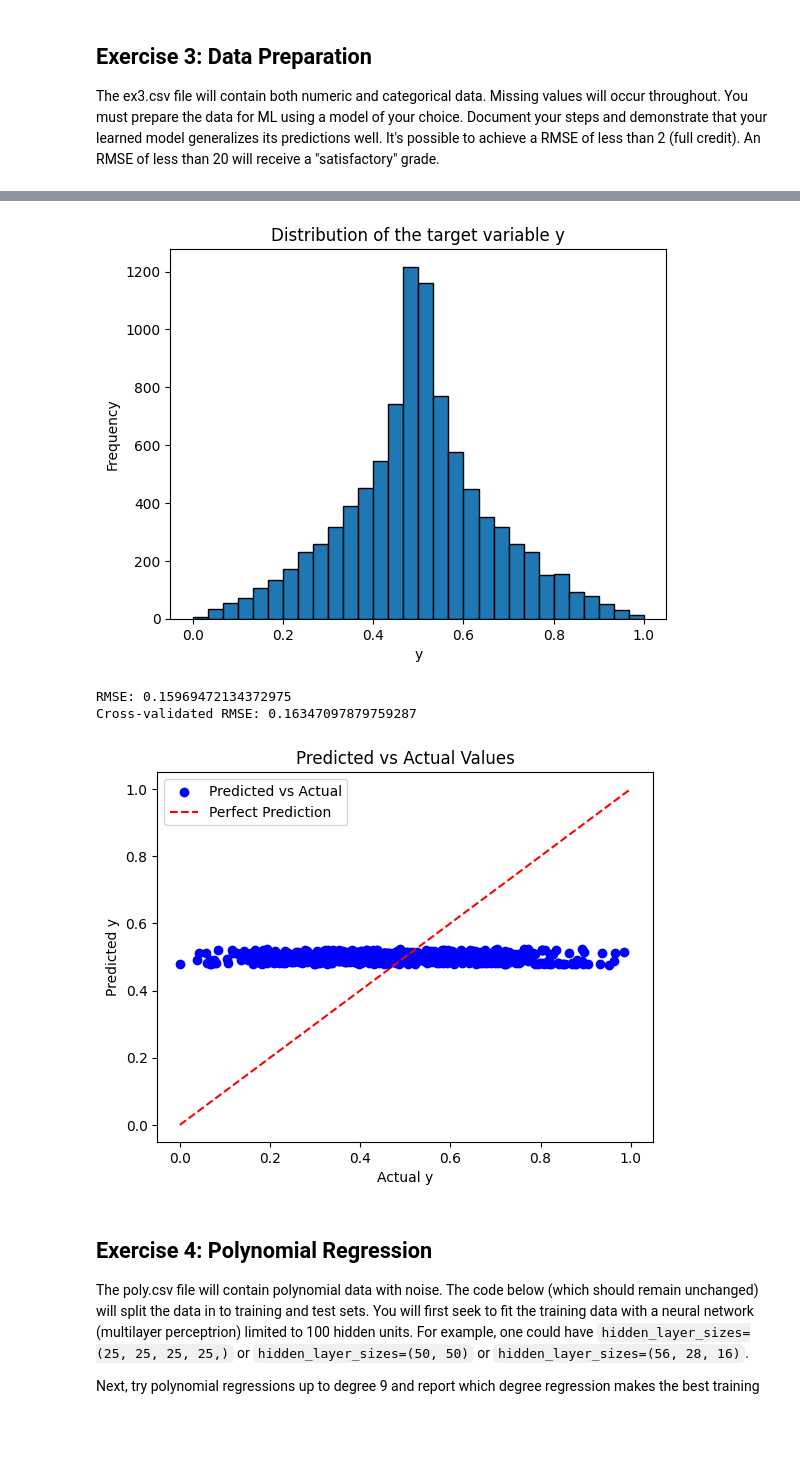
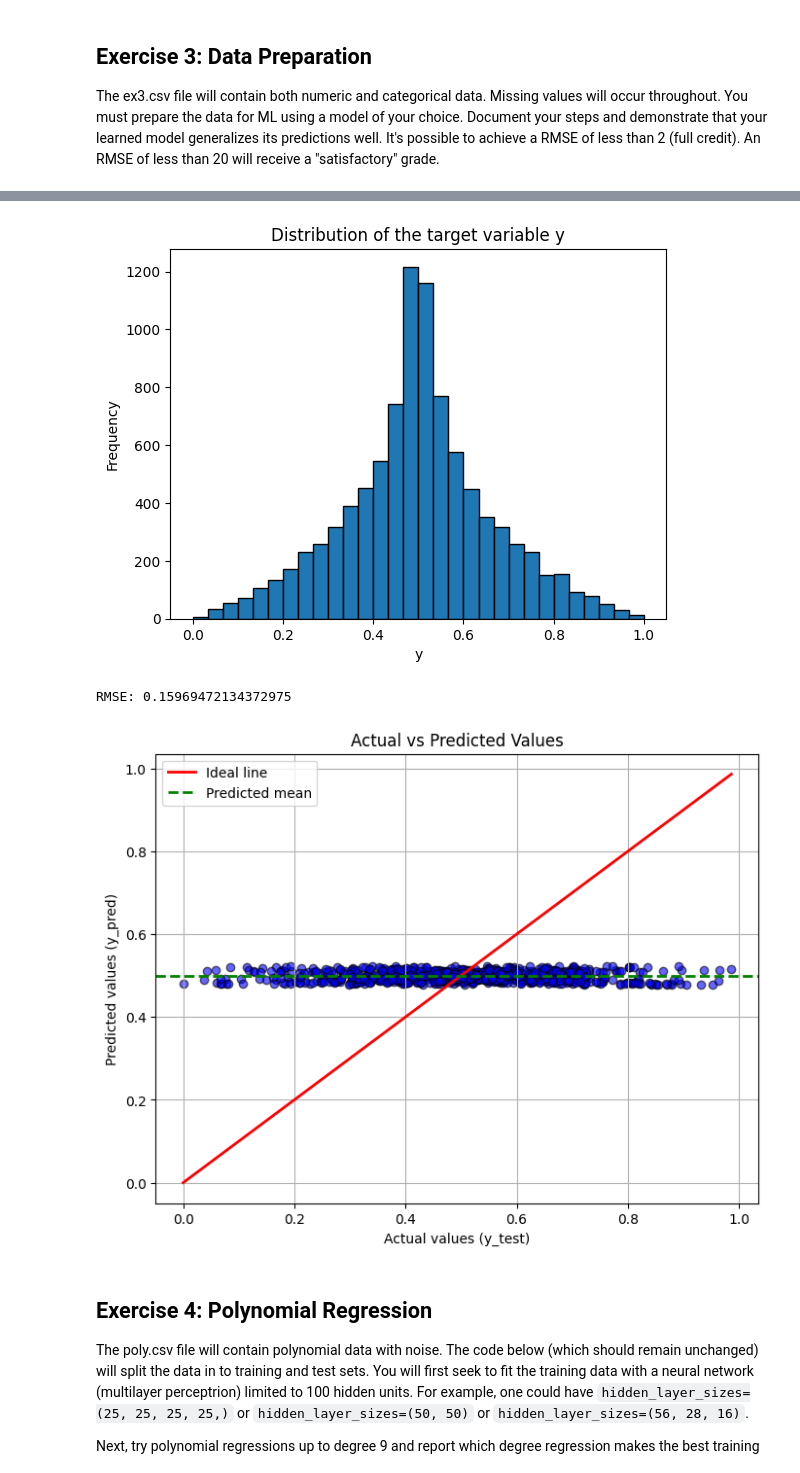
Before and after one commit to ellieonarose/HW7, a Jupyter notebook: cs371-exercises.ipynb, the cells around one changed output, grey strips where cells are left out. Drawn from its saved outputs; the diff is of its cells as text; code cells hidden in the pictures; blank space fills up the shorter version.

```diff
--- a/cs371-exercises.ipynb
+++ b/cs371-exercises.ipynb
@@ -293,35 +331,45 @@ X_train, X_test, y_train, y_test = train_test_split(X, y, test_size=0.1, random_
 # Create a LinearRegression object.
 model = LinearRegression()
 # Fit the model to the training data.
 model.fit(X_train, y_train)
 # Predict the target variable for the testing set.
 y_pred = model.predict(X_test)
 
 # Calculate the RMSE of the predictions.
 rmse = np.sqrt(mean_squared_error(y_test, y_pred))
 print("RMSE:", rmse)
+
+plt.figure(figsize=(8, 6))
+plt.scatter(y_test, y_pred, color='blue', edgecolor='k', alpha=0.6)
+plt.plot([y_test.min(), y_test.max()], [y_test.min(), y_test.max()], color='red', linewidth=2, label='Ideal line')
+plt.axhline(np.mean(y_pred), color='green', linestyle='--', linewidth=2, label='Predicted mean')
+plt.xlabel('Actual values (y_test)')
+plt.ylabel('Predicted values (y_pred)')
+plt.title('Actual vs Predicted Values')
+plt.legend()
+plt.grid(True)
+plt.show()
 # %% [output]
 Missing values in each column:
 x1    200
 x2    200
 c1    200
 y       0
 dtype: int64
 Data types of each column:
 x1    float64
 x2    float64
 c1     object
 y     float64
 dtype: object
 ... (34 lines left out)
 50%         0.499549
 75%         0.588704
 max         1.000000
 Name: y, dtype: float64
 [figure]
 RMSE: 0.15969472134372975
-Cross-validated RMSE: 0.16347097879759287
-[figure, old version]
+[figure, new version]
 # %% [markdown]
 ## Exercise 4: Polynomial Regression
 
```
Also changed, not shown: parts of 1 cell of this notebook.
